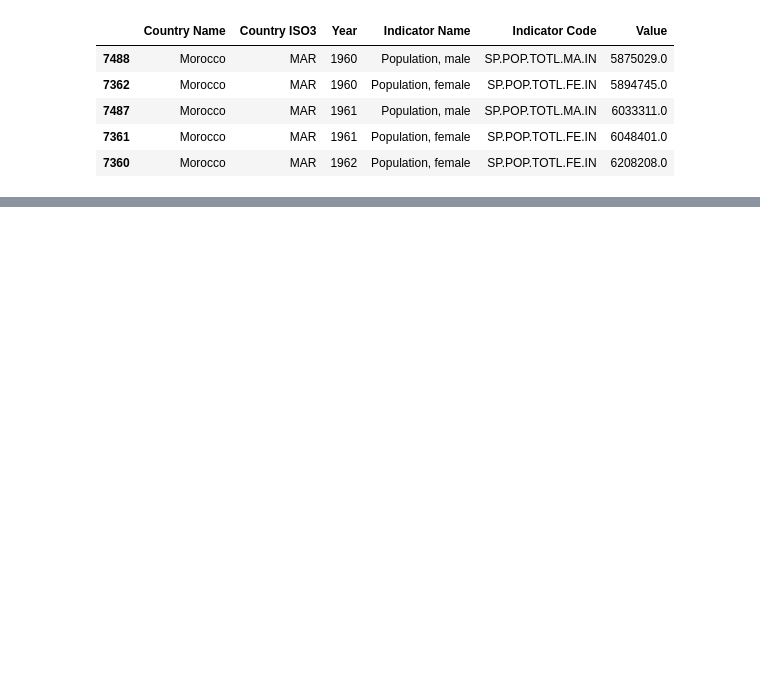
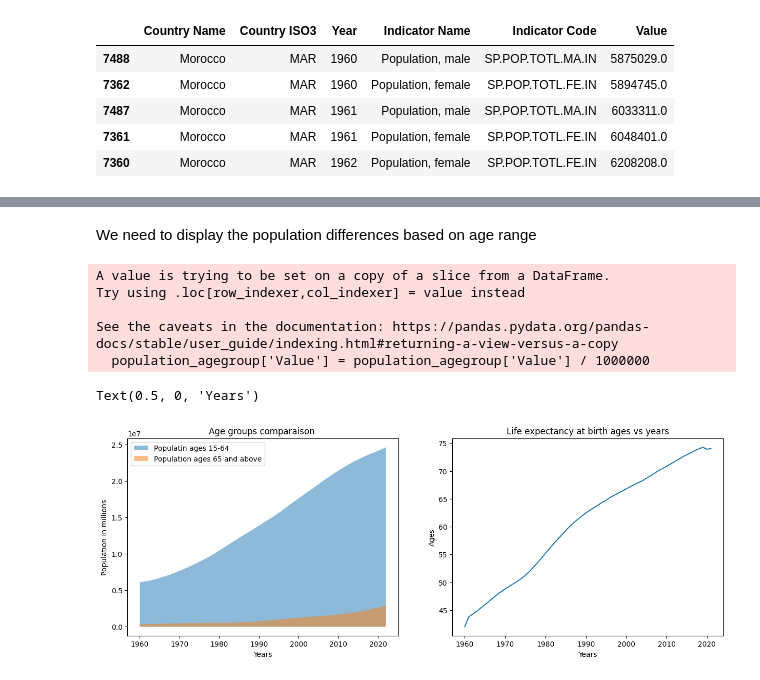
Before and after one commit to BENLHOSNITaoufik/Morocco_Health_Indicator, a Jupyter notebook: heath_mar.ipynb, the cells around one changed output, grey strips where cells are left out. Cells and saved outputs as stored; diff of their text form; code cells hidden in the pictures; blank space fills up the shorter version.

```diff
--- a/heath_mar.ipynb
+++ b/heath_mar.ipynb
@@ -295,0 +265,6 @@ population_gender['Value'].loc[population_gender['Indicator Name'] == 'Populatio
+# %%
+# let look for rows in which includes Population
+
+df_population = df[df['Indicator Name'].str.contains("Population")]
+
+df_population.head()
@@ -295,0 +278,43 @@ population_gender['Value'].loc[population_gender['Indicator Name'] == 'Populatio
+# %% [markdown]
+We need to display the population differences based on age range
+# %%
+# filter the dataset and get only population ages 15-64 and population ages 64 and above ranges
+
+population_agegroup = df.loc[(df['Indicator Name'] == "Population ages 15-64, total") | (df['Indicator Name'] == "Population ages 65 and above, total")]
+
+# Nomalize value of ranges from millions to tens
+population_agegroup['Value'] = population_agegroup['Value'] / 1000000
+
+# Create a double axes to plot box plot and pie plot
+fig , axe = plt.subplots(1,2, figsize = (15,5))
+
+axe[0].fill_between(year,  df_population['Value'][df_population['Indicator Name'] == 'Population ages 15-64, total'], alpha=.5 )
+
+axe[0].fill_between(year,  df_population['Value'][df_population['Indicator Name'] == 'Population ages 65 and above, total'] , alpha=.5)
+
+axe[0].set_title('Age groups comparaison ')
+
+axe[0].set_ylabel('Population in millions')
+
+axe[0].set_xlabel('Years')
+
+axe[0].legend(['Populatin ages 15-64', 'Population ages 65 and above'], loc = 2)
+
+# let plot the life expectency at birth of total population
+year = np.arange(1960, 2022)
+
+axe[1].plot(year,  df['Value'][df['Indicator Name'] == 'Life expectancy at birth, total (years)'] )
+
+axe[1].set_title('Life expectancy at birth ages vs years')
+
+axe[1].set_ylabel('Ages')
+
+axe[1].set_xlabel('Years')
+# %% [output]
+A value is trying to be set on a copy of a slice from a DataFrame.
+Try using .loc[row_indexer,col_indexer] = value instead
+
+See the caveats in the documentation: https://pandas.pydata.org/pandas-docs/stable/user_guide/indexing.html#returning-a-view-versus-a-copy
+  population_agegroup['Value'] = population_agegroup['Value'] / 1000000
+Text(0.5, 0, 'Years')
+[figure, added]
```
Also changed, not shown: parts of 11 cells of this notebook.
